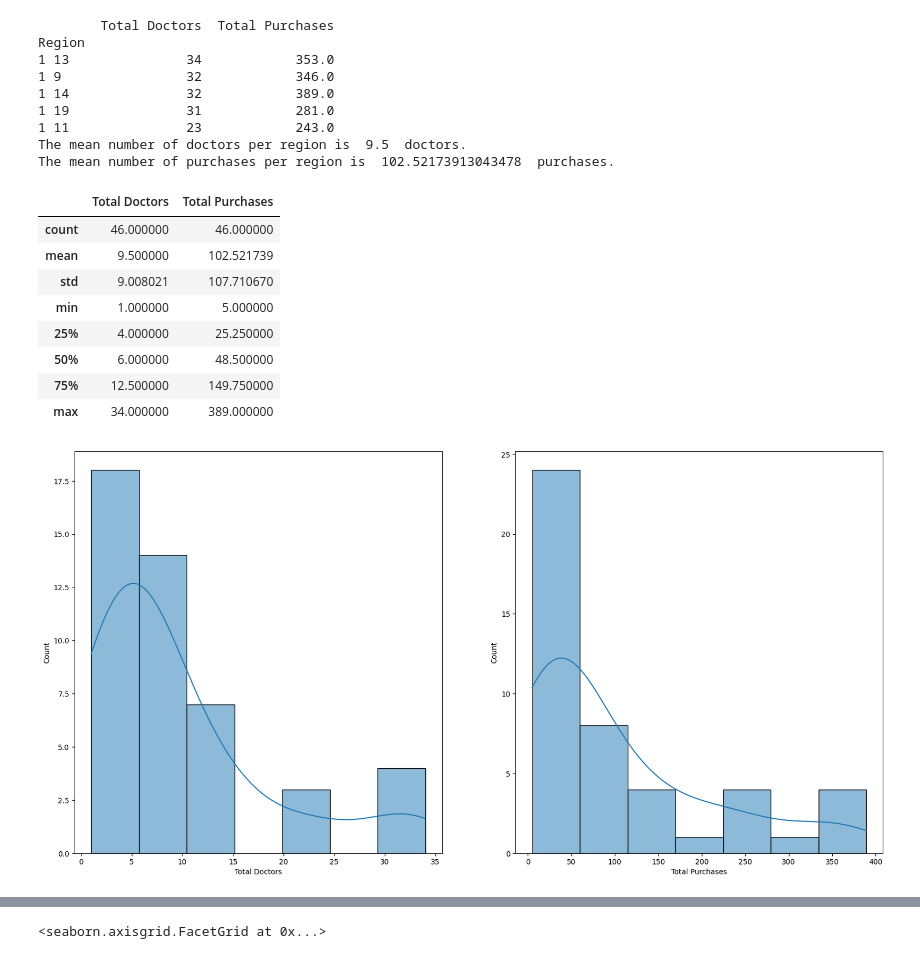
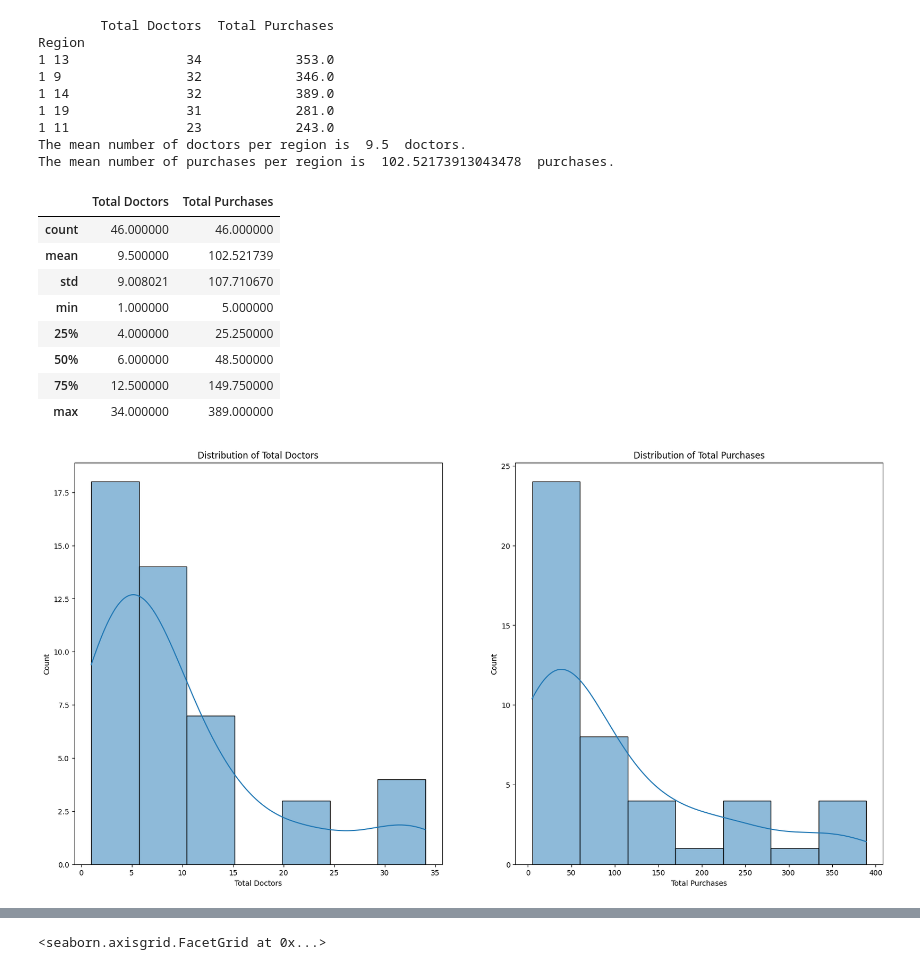
Before and after one commit to KBrandt57/COGS_118B_Project, a Jupyter notebook: project_notebook.ipynb, the cells around one changed output, grey strips where cells are left out. Drawn from its saved outputs; the diff is of its cells as text; code cells hidden in the pictures.

```diff
--- a/project_notebook.ipynb
+++ b/project_notebook.ipynb
@@ -236,17 +222,17 @@ The mean number of purchases per region is  102.52173913043478  purchases.
 # %%
 #Let's visualize the distribution of doctors per region
 f2, axs = plt.subplots(1, 2, figsize = (20, 10))
-sns.histplot(data = region_merged, x = 'Total Doctors', kde= True, ax = axs[0])
-sns.histplot(data = region_merged, x = 'Total Purchases', kde= True, ax = axs[1])
+sns.histplot(data = region_merged, x = 'Total Doctors', kde= True, ax = axs[0]).set(title = 'Distribution of Total Doctors')
+sns.histplot(data = region_merged, x = 'Total Purchases', kde= True, ax = axs[1]).set(title = 'Distribution of Total Purchases')
 region_merged.describe()
 # %% [output]
 |  | Total Doctors | Total Purchases |
 | count | 46.000000 | 46.000000 |
 | mean | 9.500000 | 102.521739 |
 | std | 9.008021 | 107.710670 |
 | min | 1.000000 | 5.000000 |
 | 25% | 4.000000 | 25.250000 |
 | 50% | 6.000000 | 48.500000 |
 | 75% | 12.500000 | 149.750000 |
 | max | 34.000000 | 389.000000 |
-[figure, old version]
+[figure, new version]
```
Also changed, not shown: parts of 18 cells of this notebook.
